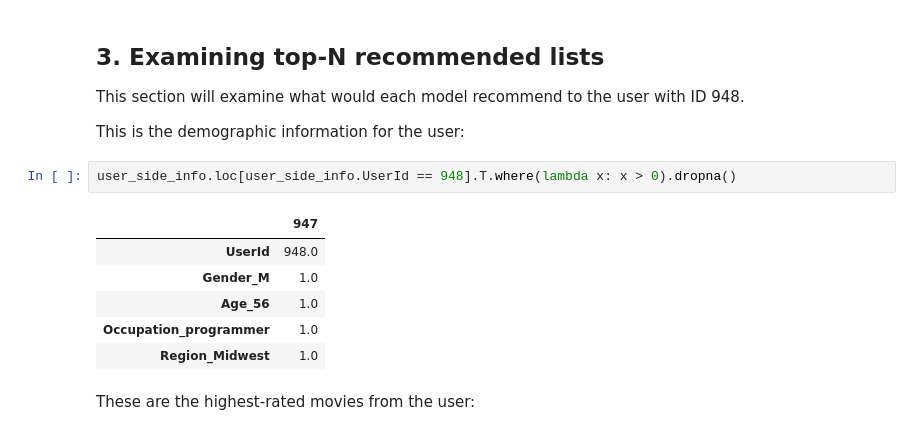
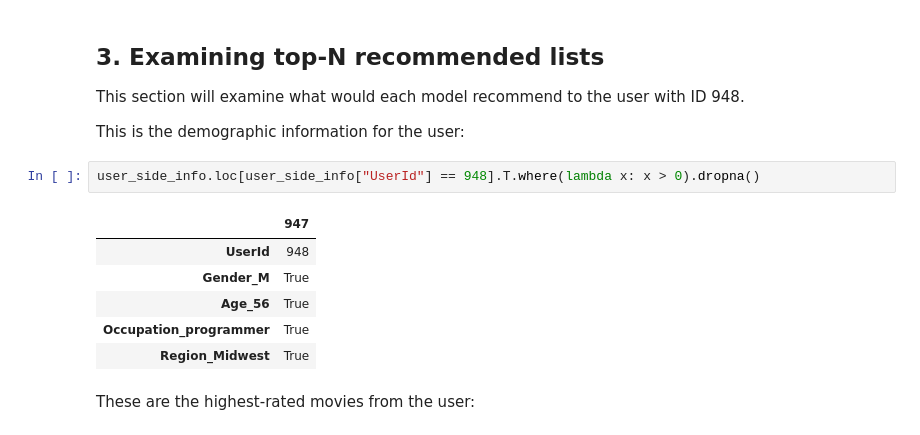
Before and after one commit to david-cortes/cmfrec, a Jupyter notebook: example/cmfrec_movielens_sideinfo.ipynb, the cells around one changed output. Cells and saved outputs as stored; diff of their text form.

```diff
--- a/example/cmfrec_movielens_sideinfo.ipynb
+++ b/example/cmfrec_movielens_sideinfo.ipynb
@@ -184,14 +184,14 @@ This section will examine what would each model recommend to the user with ID 94
 
 This is the demographic information for the user:
 # %%
-user_side_info.loc[user_side_info.UserId == 948].T.where(lambda x: x > 0).dropna()
+user_side_info.loc[user_side_info["UserId"] == 948].T.where(lambda x: x > 0).dropna()
 # %% [output]
 |  | 947 |
-| UserId | 948.0 |
-| Gender_M | 1.0 |
-| Age_56 | 1.0 |
-| Occupation_programmer | 1.0 |
-| Region_Midwest | 1.0 |
+| UserId | 948 |
+| Gender_M | True |
+| Age_56 | True |
+| Occupation_programmer | True |
+| Region_Midwest | True |
 # %% [markdown]
 These are the highest-rated movies from the user:
 # %%
```
Also changed, not shown: parts of 25 cells of this notebook, 5 other files.
